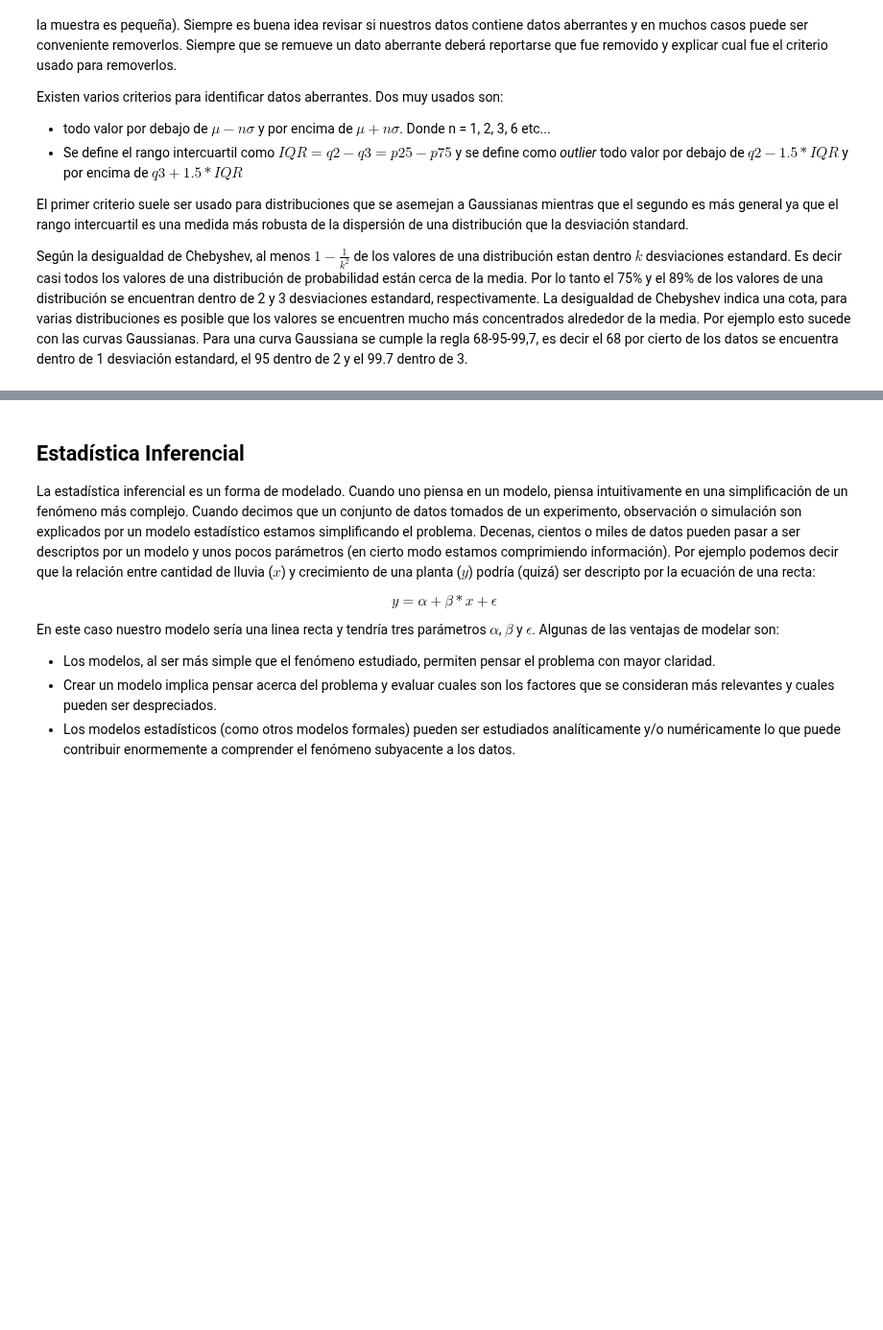
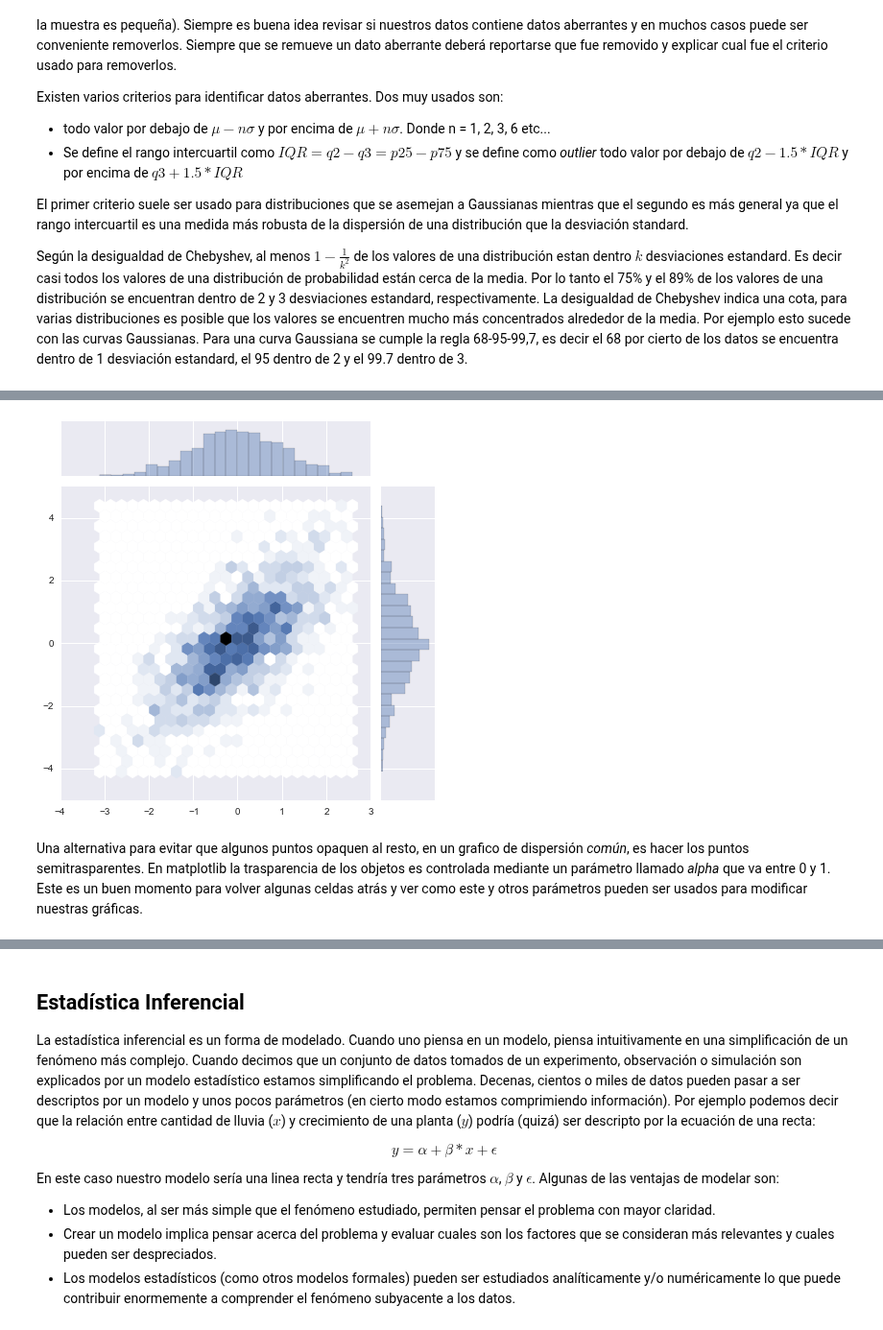
Before and after one commit to jmloyola/EBAD, a Jupyter notebook: 01_estadística/00_introducción.ipynb, the cells around one changed output, grey strips where cells are left out. Shown at 96% size. Drawn from its saved outputs; the diff is of its cells as text; code cells hidden in the pictures; blank space fills up the shorter version.

```diff
--- a/01_estadística/00_introducción.ipynb
+++ b/01_estadística/00_introducción.ipynb
@@ -167 +208,7 @@ Según la desigualdad de Chebyshev, al menos  $1 - \frac{1}{k^2}$ de los valores
+# %%
+sns.jointplot(x, y,  kind='hex', stat_func=None);  # ver también plt.hexbin();
+# %% [output]
+[figure, added]
+# %% [markdown]
+Una alternativa para evitar que algunos puntos opaquen al resto, en un grafico de dispersión _común_, es hacer los puntos semitrasparentes. En matplotlib la trasparencia de los objetos es controlada mediante un parámetro llamado _alpha_ que va entre 0 y 1. Este es un buen momento para volver algunas celdas atrás y ver como este y otros parámetros pueden ser usados para modificar nuestras gráficas.
 # %% [markdown]
```
Also changed, not shown: parts of 16 cells of this notebook.
